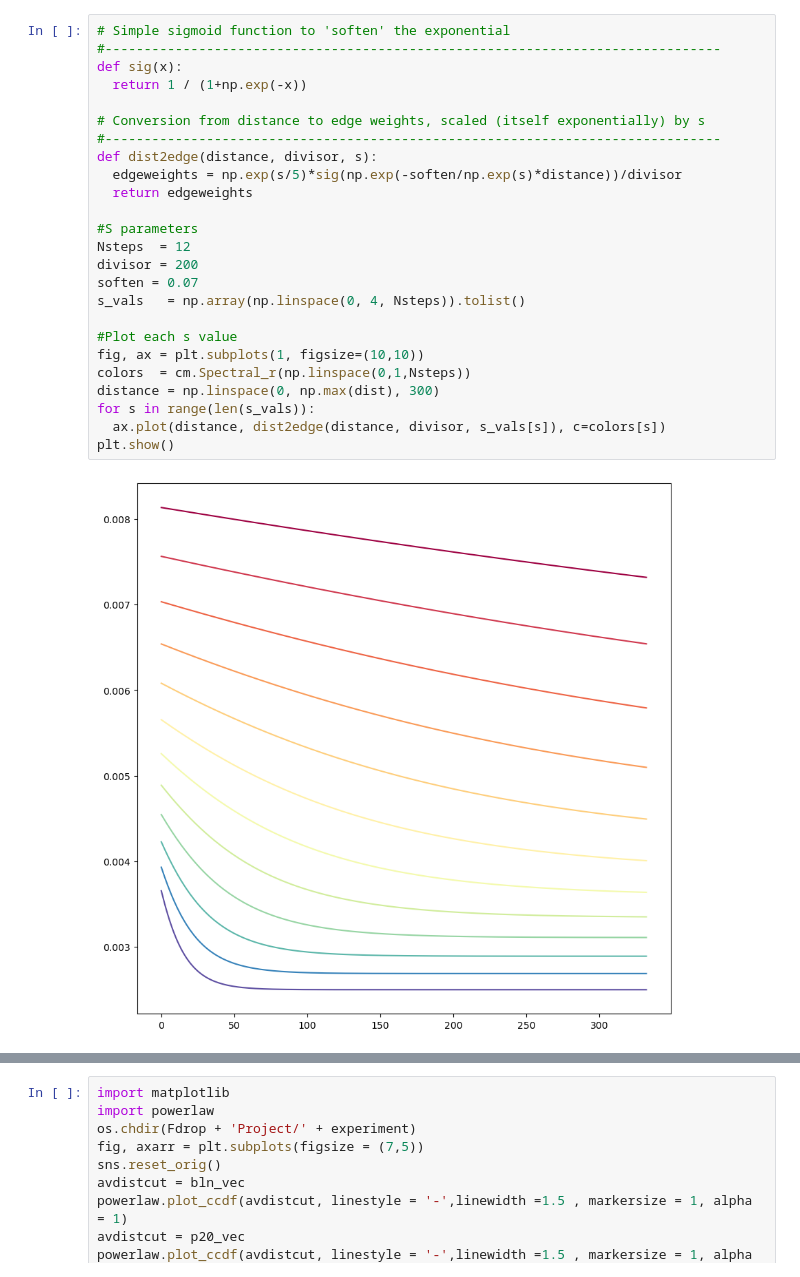
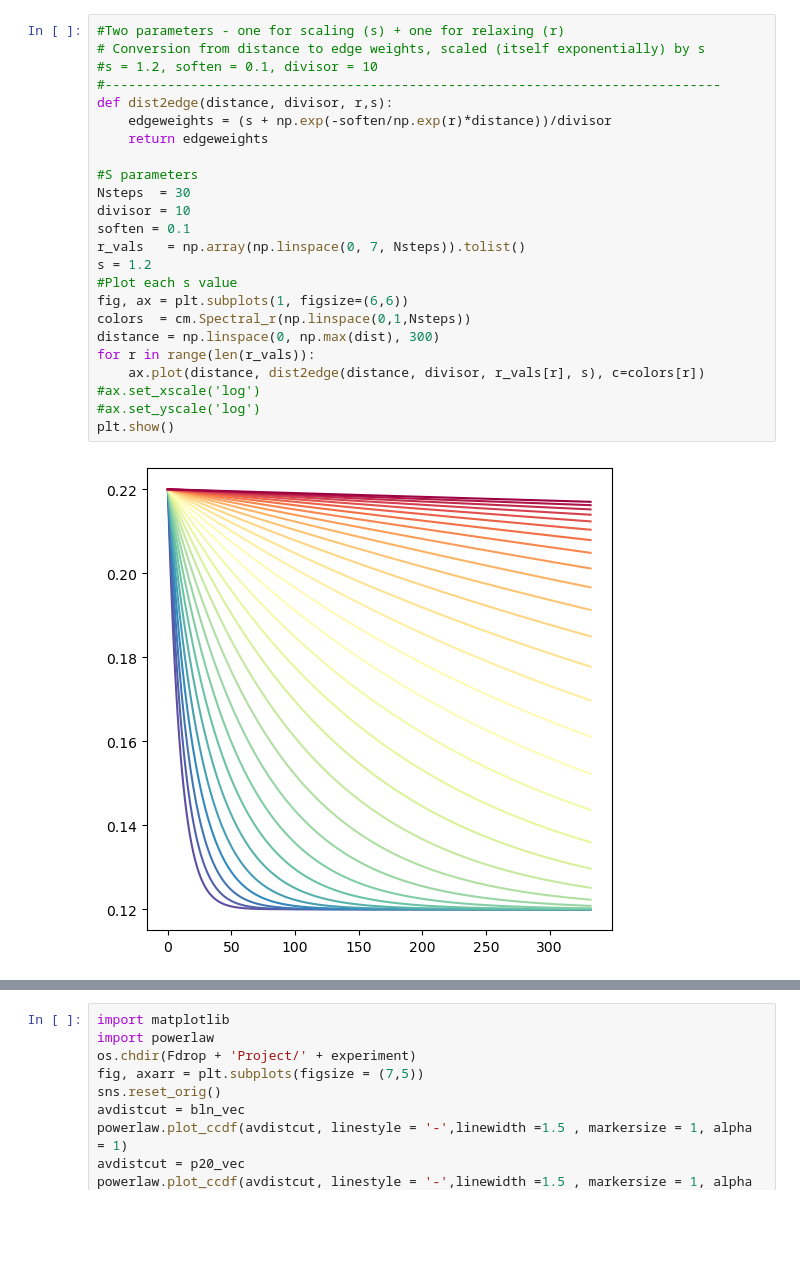
Before and after one commit to dafishcode/suite2p_analysis_py, a Jupyter notebook: Misc4.ipynb, the cells around one changed output, grey strips where cells are left out. Cells and saved outputs as stored; diff of their text form; blank space fills up the shorter version.

```diff
--- a/Misc4.ipynb
+++ b/Misc4.ipynb
@@ -56,27 +102,26 @@ plt.show()
 # %%
-# Simple sigmoid function to 'soften' the exponential
+#Two parameters - one for scaling (s) + one for relaxing (r)
+# Conversion from distance to edge weights, scaled (itself exponentially) by s
+#s = 1.2, soften = 0.1, divisor = 10
 #-------------------------------------------------------------------------------
-def sig(x):
-  return 1 / (1+np.exp(-x))
-
-# Conversion from distance to edge weights, scaled (itself exponentially) by s
-#-------------------------------------------------------------------------------
-def dist2edge(distance, divisor, s):
-  edgeweights = np.exp(s/5)*sig(np.exp(-soften/np.exp(s)*distance))/divisor
-  return edgeweights
+def dist2edge(distance, divisor, r,s):
+    edgeweights = (s + np.exp(-soften/np.exp(r)*distance))/divisor
+    return edgeweights
 
 #S parameters
-Nsteps  = 12
-divisor = 200
-soften = 0.07
-s_vals   = np.array(np.linspace(0, 4, Nsteps)).tolist()
-
+Nsteps  = 30
+divisor = 10
+soften = 0.1
+r_vals   = np.array(np.linspace(0, 7, Nsteps)).tolist()
+s = 1.2
 #Plot each s value
-fig, ax = plt.subplots(1, figsize=(10,10))
+fig, ax = plt.subplots(1, figsize=(6,6))
 colors  = cm.Spectral_r(np.linspace(0,1,Nsteps))
 distance = np.linspace(0, np.max(dist), 300)
-for s in range(len(s_vals)):
-  ax.plot(distance, dist2edge(distance, divisor, s_vals[s]), c=colors[s])
+for r in range(len(r_vals)):
+    ax.plot(distance, dist2edge(distance, divisor, r_vals[r], s), c=colors[r])
+#ax.set_xscale('log')
+#ax.set_yscale('log')
 plt.show()
 # %% [output]
-[figure, old version]
+[figure, new version]
```
Also changed, not shown: parts of 14 cells of this notebook, 8 other files.
